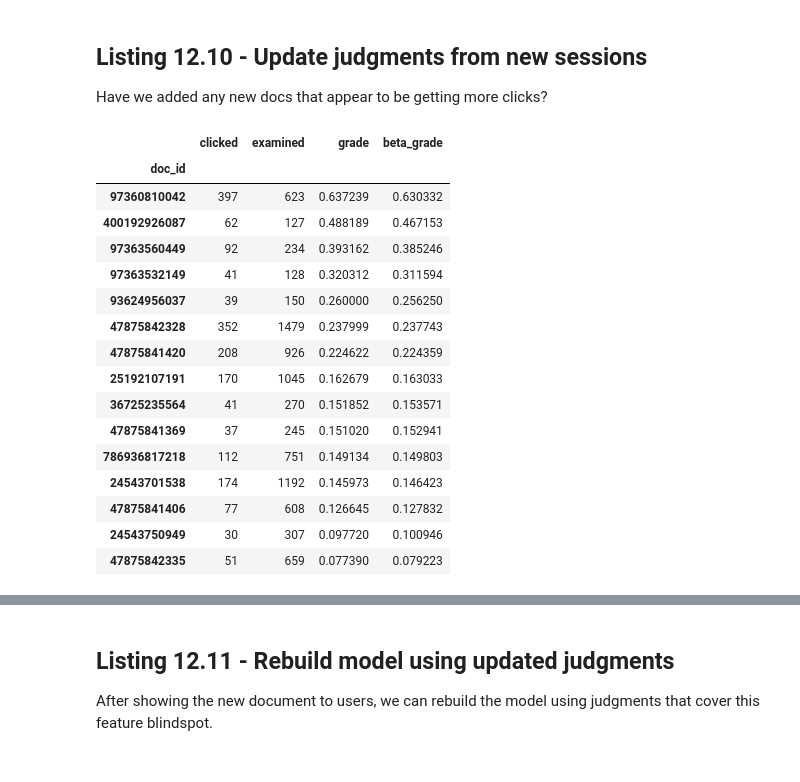
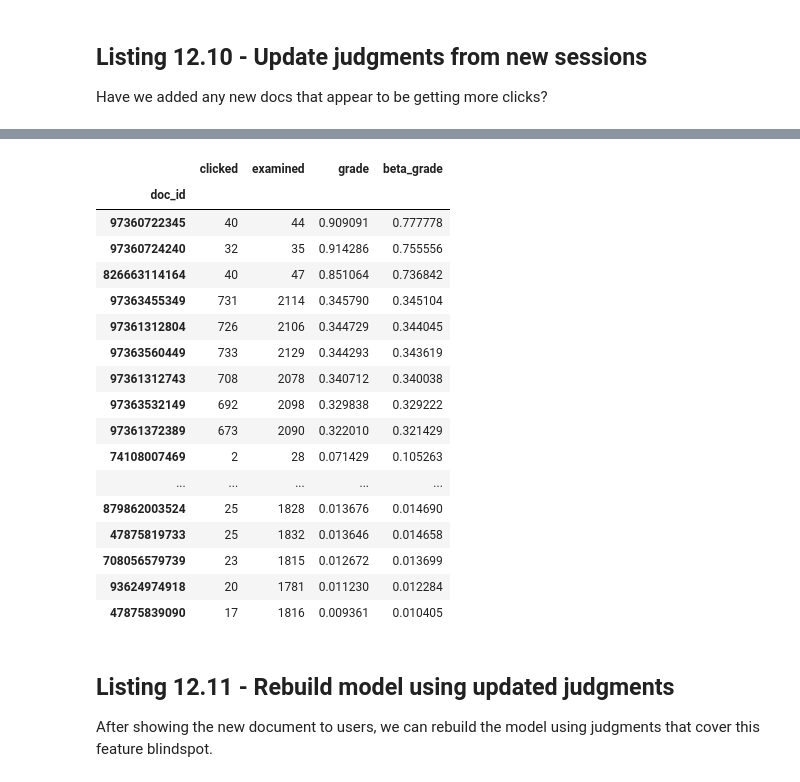
Before and after one commit to treygrainger/ai-powered-search, a Jupyter notebook: chapters/ch12/1.ab-testing-to-active-learning.ipynb, the cells around one changed output, grey strips where cells are left out. Drawn from its saved outputs; the diff is of its cells as text; code cells hidden in the pictures.

```diff
--- a/chapters/ch12/1.ab-testing-to-active-learning.ipynb
+++ b/chapters/ch12/1.ab-testing-to-active-learning.ipynb
@@ -719,7 +711,7 @@ def train_gpr(logged_judgments, feature_names):
     return gpr
 # %%
 feature_names = [f["name"] for f in explore_features]
-train_gpr(logged_transformers_judgements, feature_names)
+train_gpr(logged_transformers_judgments, feature_names)
 # %% [output]
 GaussianProcessRegressor()
 # %% [markdown]
@@ -732,7 +724,9 @@ def calculate_prediction_std_dev(logged_judgments, feature_names):
     with_prediction = pandas.DataFrame(index=index).reset_index()
 
     gpr = train_gpr(logged_judgments, feature_names)
-    predictions_with_std = gpr.predict(with_prediction[feature_names], return_std=True)
+    predictions_with_std = gpr.predict(
+        with_prediction[feature_names],
+        return_std=True)
     with_prediction["predicted_grade"] = predictions_with_std[0]
     with_prediction["predicted_stddev"] = predictions_with_std[1]
 
@@ -765,19 +759,19 @@ We use [Expected Improvement](https://distill.pub/2020/bayesian-optimization/) s
 # %%
 from scipy.stats import norm
 
-def calculate_expected_improvement(logged_judgments, feature_names, theta=0.5):
-    improvement_data = calculate_prediction_std_dev(logged_judgments, feature_names)
-    improvement_data["opportunity"] = (improvement_data["predicted_grade"] -
-                                       training_data["grade"].mean() - theta)
+def calculate_expected_improvement(logged_judgments, feature_names, theta=0.6):
+    data = calculate_prediction_std_dev(logged_judgments, feature_names)
+    data["opportunity"] = (data["predicted_grade"] - logged_judgments["grade"].mean() - theta)
 
-    improvement_data["prob_of_improvement"] = (norm.cdf(improvement_data["opportunity"] /
-                                              improvement_data["predicted_stddev"]))
+    data["prob_of_improvement"] = (
+        norm.cdf(data["opportunity"] /
+                 data["predicted_stddev"]))
 
-    improvement_data["expected_improvement"] = (
-        improvement_data["opportunity"] * improvement_data["prob_of_improvement"] +
-        improvement_data["predicted_stddev"] *
-        norm.pdf(improvement_data["opportunity"] /
-                 improvement_data["predicted_stddev"]))
+    data["expected_improvement"] = (
+        data["opportunity"] * data["prob_of_improvement"] +
+        data["predicted_stddev"] *
+        norm.pdf(data["opportunity"] /
+                 data["predicted_stddev"]))
 
-    return improvement_data.sort_values("expected_improvement", ascending=False)
+    return data.sort_values("expected_improvement", ascending=False)
 # %%
@@ -830,9 +824,9 @@ def explore(query, logged_judgments, features):
     explore_vector = prediction_data.head().iloc[0][feature_names]
     return search_for_explore_candidate(explore_vector, query)
 # %%
-random.seed(1)
+random.seed(0)
 
 explore_features = get_latest_explore_features()
-logged_judgments = get_logged_transformers_judgements(sessions, explore_features)
+logged_judgments = get_logged_transformers_judgments(sessions, explore_features)
 explore("transformers dvd", logged_judgments, explore_features)
 # %% [output]
@@ -894,33 +888,12 @@ def generate_simulated_exploration_sessions(query, sessions,
 ## Listing 12.10 - Update judgments from new sessions
 
 Have we added any new docs that appear to be getting more clicks?
-# %%
-td = generate_training_data(sessions)
-td.loc["dark of moon"]
-# %% [output]
-|  | clicked | examined | grade | beta_grade |
-| doc_id |  |  |  |  |
-| 97360810042 | 397 | 623 | 0.637239 | 0.630332 |
-| 400192926087 | 62 | 127 | 0.488189 | 0.467153 |
-| 97363560449 | 92 | 234 | 0.393162 | 0.385246 |
-| 97363532149 | 41 | 128 | 0.320312 | 0.311594 |
-| 93624956037 | 39 | 150 | 0.260000 | 0.256250 |
-| 47875842328 | 352 | 1479 | 0.237999 | 0.237743 |
-| 47875841420 | 208 | 926 | 0.224622 | 0.224359 |
-| 25192107191 | 170 | 1045 | 0.162679 | 0.163033 |
-| 36725235564 | 41 | 270 | 0.151852 | 0.153571 |
-| 47875841369 | 37 | 245 | 0.151020 | 0.152941 |
-| 786936817218 | 112 | 751 | 0.149134 | 0.149803 |
-| 24543701538 | 174 | 1192 | 0.145973 | 0.146423 |
-| 47875841406 | 77 | 608 | 0.126645 | 0.127832 |
-| 24543750949 | 30 | 307 | 0.097720 | 0.100946 |
-| 47875842335 | 51 | 659 | 0.077390 | 0.079223 |
 # %%
 random.seed(1234)
 
 query = "transformers dvd"
 sessions_with_exploration = generate_simulated_exploration_sessions(
-    query, sessions, logged_transformers_judgements, explore_features)
+    query, sessions, logged_transformers_judgments, explore_features)
 training_data_with_exploration = generate_training_data(sessions_with_exploration)
 training_data_with_exploration.loc["transformers dvd"]
 # %% [output]
@@ -944,3 +917,21 @@ Search 173 resulted in a click on 826663114164
+|  | clicked | examined | grade | beta_grade |
+| doc_id |  |  |  |  |
+| 97360722345 | 40 | 44 | 0.909091 | 0.777778 |
+| 97360724240 | 32 | 35 | 0.914286 | 0.755556 |
+| 826663114164 | 40 | 47 | 0.851064 | 0.736842 |
+| 97363455349 | 731 | 2114 | 0.345790 | 0.345104 |
+| 97361312804 | 726 | 2106 | 0.344729 | 0.344045 |
+| 97363560449 | 733 | 2129 | 0.344293 | 0.343619 |
+| 97361312743 | 708 | 2078 | 0.340712 | 0.340038 |
+| 97363532149 | 692 | 2098 | 0.329838 | 0.329222 |
+| 97361372389 | 673 | 2090 | 0.322010 | 0.321429 |
+| 74108007469 | 2 | 28 | 0.071429 | 0.105263 |
+| ... | ... | ... | ... | ... |
+| 879862003524 | 25 | 1828 | 0.013676 | 0.014690 |
+| 47875819733 | 25 | 1832 | 0.013646 | 0.014658 |
+| 708056579739 | 23 | 1815 | 0.012672 | 0.013699 |
+| 93624974918 | 20 | 1781 | 0.011230 | 0.012284 |
+| 47875839090 | 17 | 1816 | 0.009361 | 0.010405 |
 # %% [markdown]
 ## Listing 12.11 - Rebuild model using updated judgments
 
```
Also changed, not shown: parts of 18 cells of this notebook, 10 other files.
